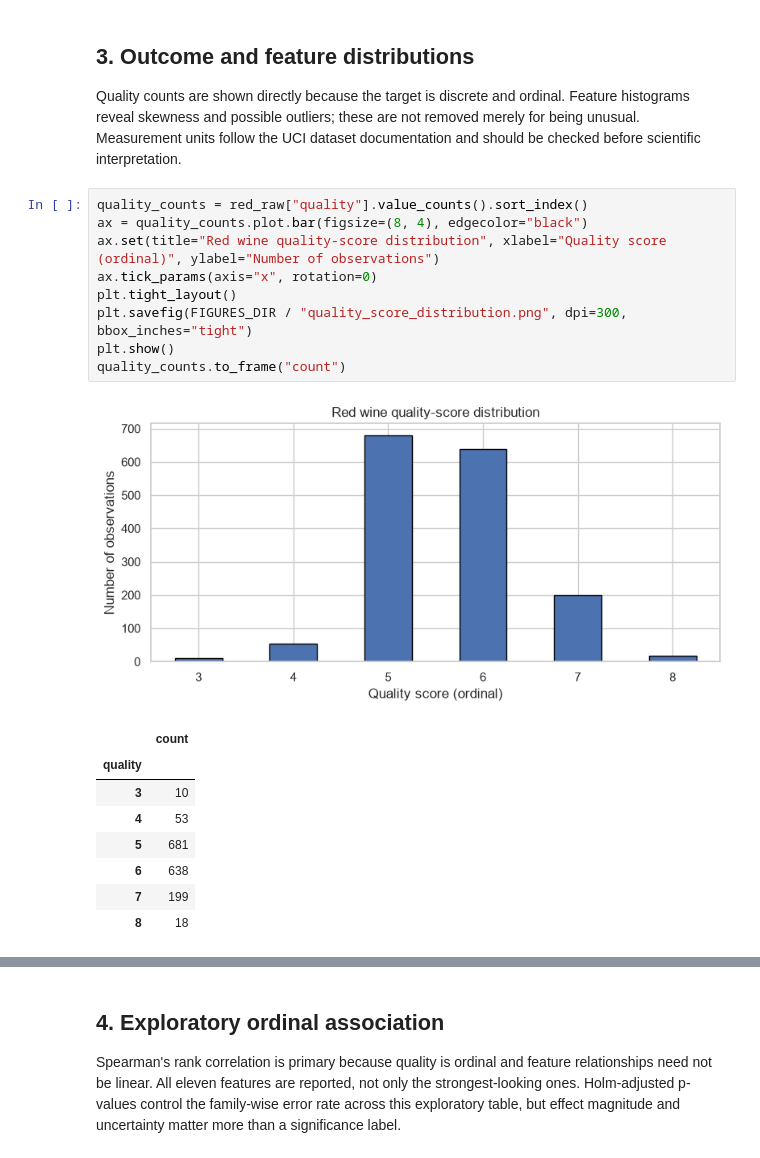
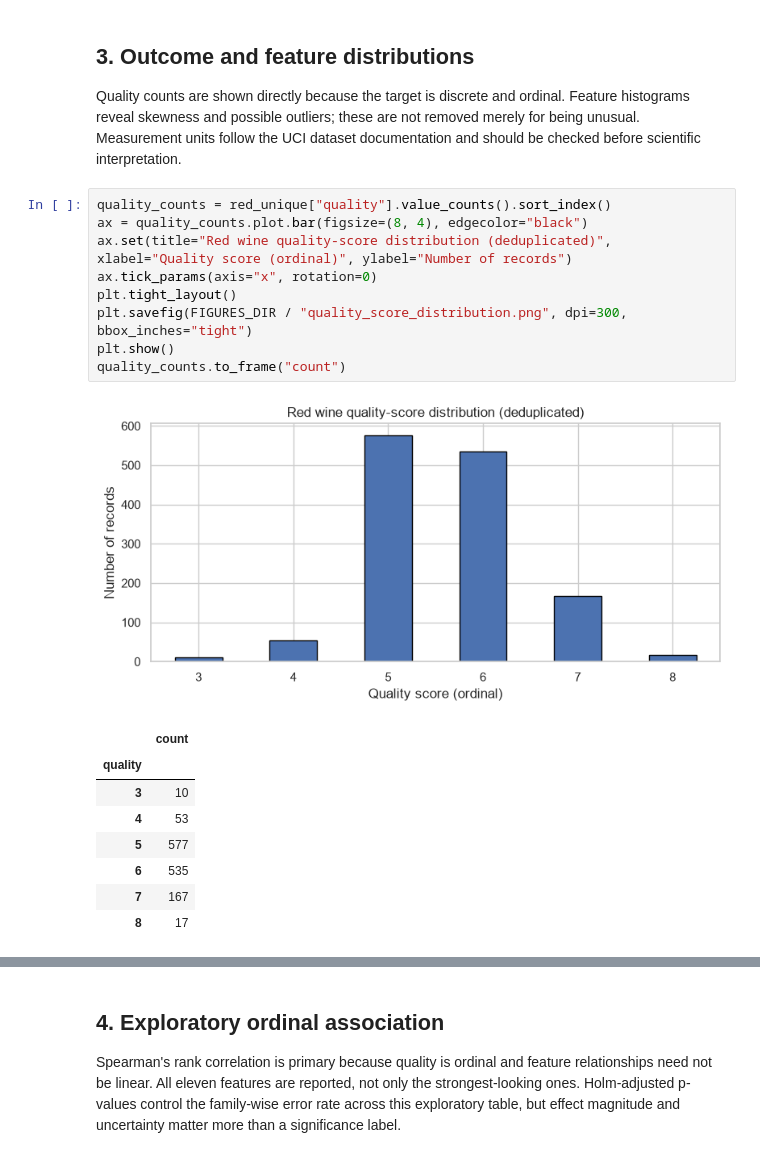
Before and after one commit to karimchaal911-web/PROJECTS, a Jupyter notebook: WINE QUALITY ANALYSIS/notebooks/RED_WINE_ANALYSIS.ipynb, the cells around one changed output, grey strips where cells are left out. Saved outputs shown, nothing was run; the diff lists cells and outputs as text.

```diff
--- a/WINE QUALITY ANALYSIS/notebooks/RED_WINE_ANALYSIS.ipynb
+++ b/WINE QUALITY ANALYSIS/notebooks/RED_WINE_ANALYSIS.ipynb
@@ -125,22 +125,22 @@ descriptive_summary(red_raw).round(4)
 
 Quality counts are shown directly because the target is discrete and ordinal. Feature histograms reveal skewness and possible outliers; these are not removed merely for being unusual. Measurement units follow the UCI dataset documentation and should be checked before scientific interpretation.
 # %%
-quality_counts = red_raw["quality"].value_counts().sort_index()
+quality_counts = red_unique["quality"].value_counts().sort_index()
 ax = quality_counts.plot.bar(figsize=(8, 4), edgecolor="black")
-ax.set(title="Red wine quality-score distribution", xlabel="Quality score (ordinal)", ylabel="Number of observations")
+ax.set(title="Red wine quality-score distribution (deduplicated)", xlabel="Quality score (ordinal)", ylabel="Number of records")
 ax.tick_params(axis="x", rotation=0)
 plt.tight_layout()
 plt.savefig(FIGURES_DIR / "quality_score_distribution.png", dpi=300, bbox_inches="tight")
 plt.show()
 quality_counts.to_frame("count")
 # %% [output]
-[figure, old version]
+[figure, new version]
 |  | count |
 | quality |  |
 | 3 | 10 |
 | 4 | 53 |
-| 5 | 681 |
-| 6 | 638 |
-| 7 | 199 |
-| 8 | 18 |
+| 5 | 577 |
+| 6 | 535 |
+| 7 | 167 |
+| 8 | 17 |
 # %%
```
Also changed, not shown: parts of 1 cell of this notebook, 6 other files.
